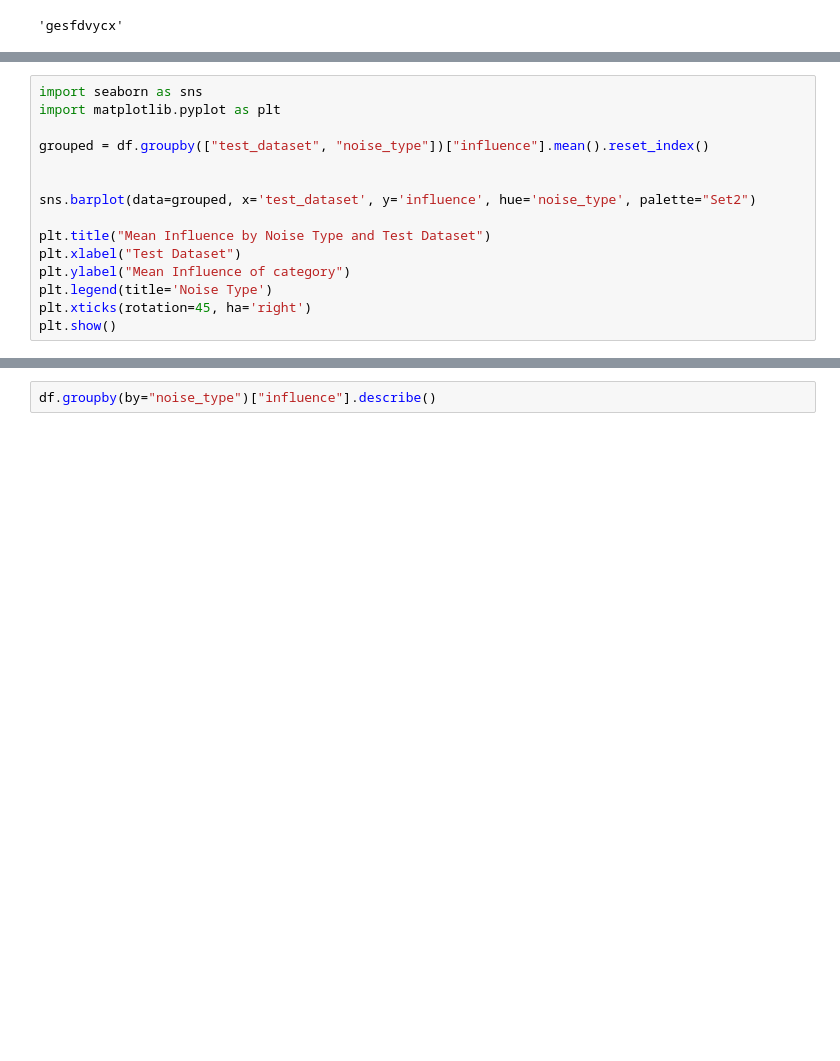
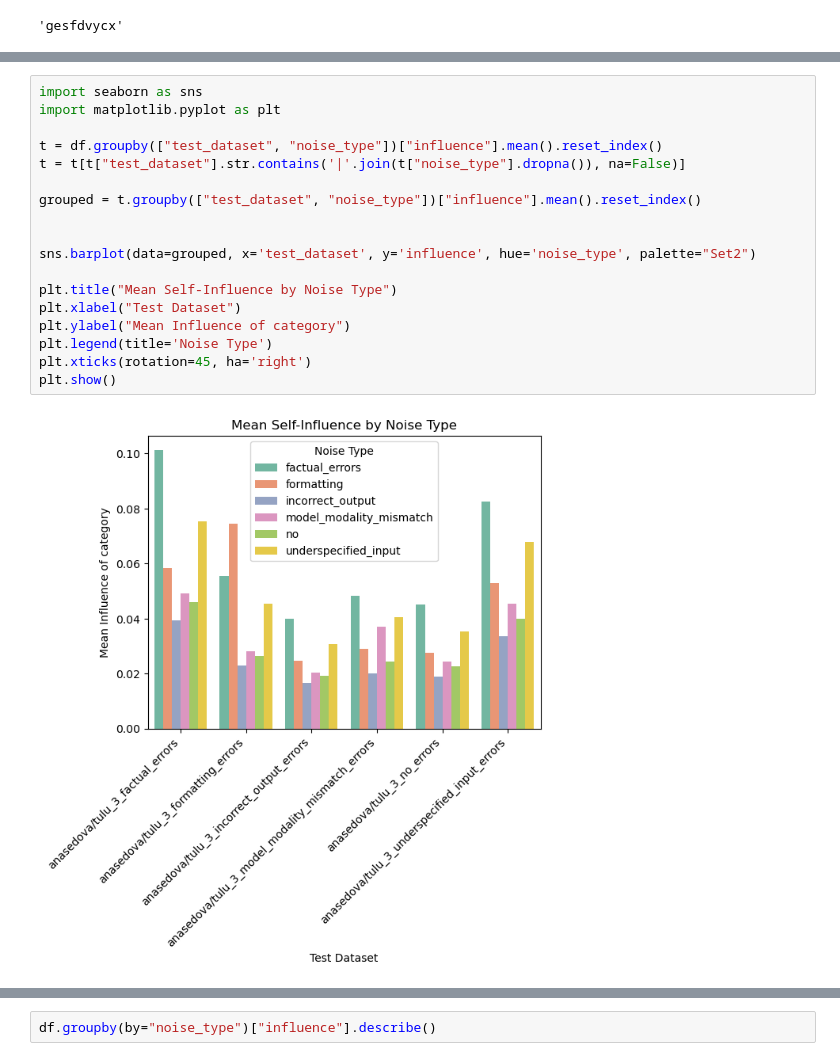
Before and after one commit to loris3/babylm, a Jupyter notebook: analysis_noise.ipynb, the cells around one changed output, grey strips where cells are left out. Drawn from its saved outputs; the diff is of its cells as text; blank space fills up the shorter version.

```diff
--- a/analysis_noise.ipynb
+++ b/analysis_noise.ipynb
@@ -294,15 +394,20 @@ grrsfd
 # %%
 import seaborn as sns
 import matplotlib.pyplot as plt
 
-grouped = df.groupby(["test_dataset", "noise_type"])["influence"].mean().reset_index()
+t = df.groupby(["test_dataset", "noise_type"])["influence"].mean().reset_index()
+t = t[t["test_dataset"].str.contains('|'.join(t["noise_type"].dropna()), na=False)]
+
+grouped = t.groupby(["test_dataset", "noise_type"])["influence"].mean().reset_index()
 
 
 sns.barplot(data=grouped, x='test_dataset', y='influence', hue='noise_type', palette="Set2")
 
-plt.title("Mean Influence by Noise Type and Test Dataset")
+plt.title("Mean Self-Influence by Noise Type")
 plt.xlabel("Test Dataset")
 plt.ylabel("Mean Influence of category")
 plt.legend(title='Noise Type')
 plt.xticks(rotation=45, ha='right')
 plt.show()
+# %% [output]
+[figure, added]
```
Also changed, not shown: parts of 26 cells of this notebook, 1 other file.
